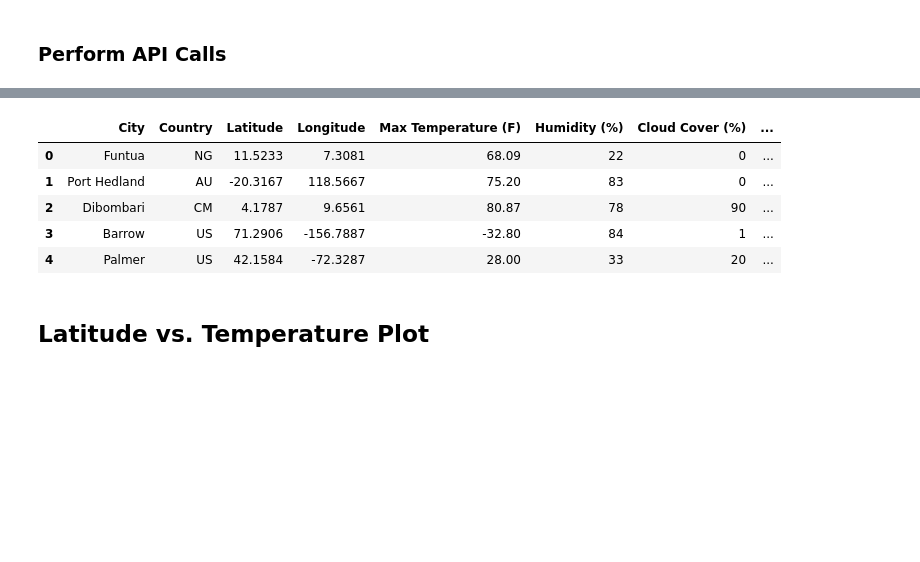
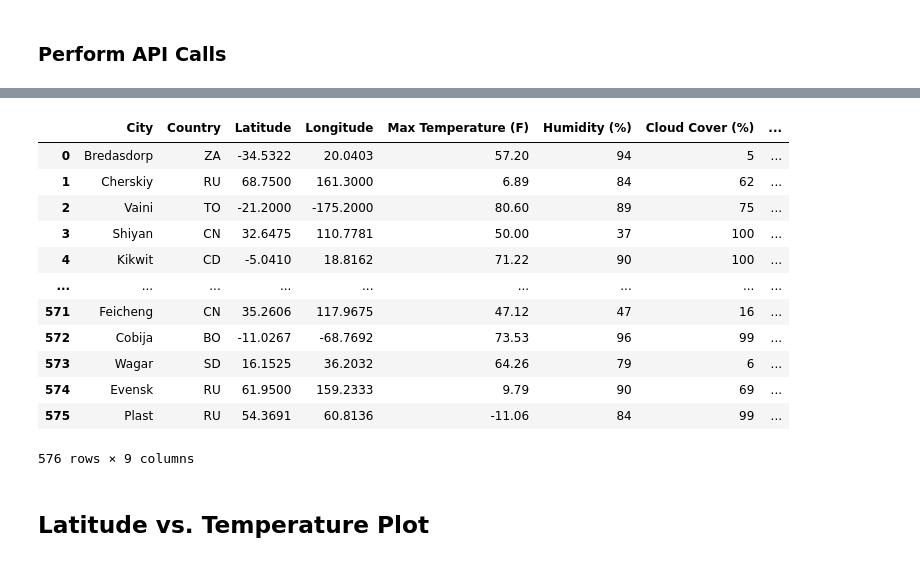
Before and after one commit to klharp/Python-API-WeatherPy-VacationPy, a Jupyter notebook: WeatherPY/WeatherPy.ipynb, the cells around one changed output, grey strips where cells are left out. Drawn from its saved outputs; the diff is of its cells as text; code cells hidden in the pictures; blank space fills up the shorter version.

```diff
--- a/WeatherPY/WeatherPy.ipynb
+++ b/WeatherPY/WeatherPy.ipynb
@@ -126,14 +126,21 @@ city_data_df.head()
 # %%
 # Inspect the data and remove the cities where the humidity > 100%.
 clean_city_data_df = city_data_df[city_data_df["Humidity (%)"] <= 100]
-clean_city_data_df.head()
+clean_city_data_df
 # %% [output]
 |  | City | Country | Latitude | Longitude | Max Temperature (F) | Humidity (%) | Cloud Cover (%) | ... |
-| 0 | Funtua | NG | 11.5233 | 7.3081 | 68.09 | 22 | 0 | ... |
-| 1 | Port Hedland | AU | -20.3167 | 118.5667 | 75.20 | 83 | 0 | ... |
-| 2 | Dibombari | CM | 4.1787 | 9.6561 | 80.87 | 78 | 90 | ... |
-| 3 | Barrow | US | 71.2906 | -156.7887 | -32.80 | 84 | 1 | ... |
-| 4 | Palmer | US | 42.1584 | -72.3287 | 28.00 | 33 | 20 | ... |
+| 0 | Bredasdorp | ZA | -34.5322 | 20.0403 | 57.20 | 94 | 5 | ... |
+| 1 | Cherskiy | RU | 68.7500 | 161.3000 | 6.89 | 84 | 62 | ... |
+| 2 | Vaini | TO | -21.2000 | -175.2000 | 80.60 | 89 | 75 | ... |
+| 3 | Shiyan | CN | 32.6475 | 110.7781 | 50.00 | 37 | 100 | ... |
+| 4 | Kikwit | CD | -5.0410 | 18.8162 | 71.22 | 90 | 100 | ... |
+| ... | ... | ... | ... | ... | ... | ... | ... | ... |
+| 571 | Feicheng | CN | 35.2606 | 117.9675 | 47.12 | 47 | 16 | ... |
+| 572 | Cobija | BO | -11.0267 | -68.7692 | 73.53 | 96 | 99 | ... |
+| 573 | Wagar | SD | 16.1525 | 36.2032 | 64.26 | 79 | 6 | ... |
+| 574 | Evensk | RU | 61.9500 | 159.2333 | 9.79 | 90 | 69 | ... |
+| 575 | Plast | RU | 54.3691 | 60.8136 | -11.06 | 84 | 99 | ... |
+576 rows × 9 columns
 # %%
 # Export the cleaned data dataframe to a csv for later use.
 clean_city_data_df.to_csv("../Resources/city_data.csv", header=True)
```
Also changed, not shown: parts of 17 cells of this notebook, 17 other files.
